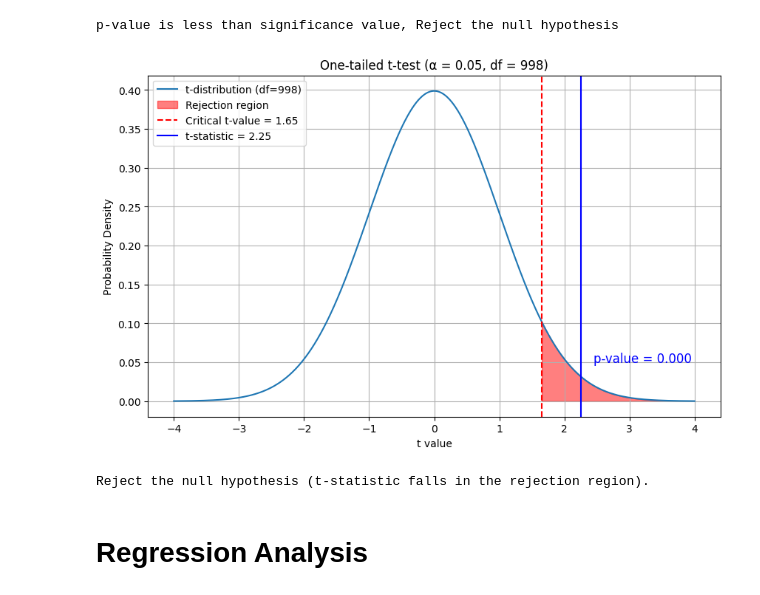
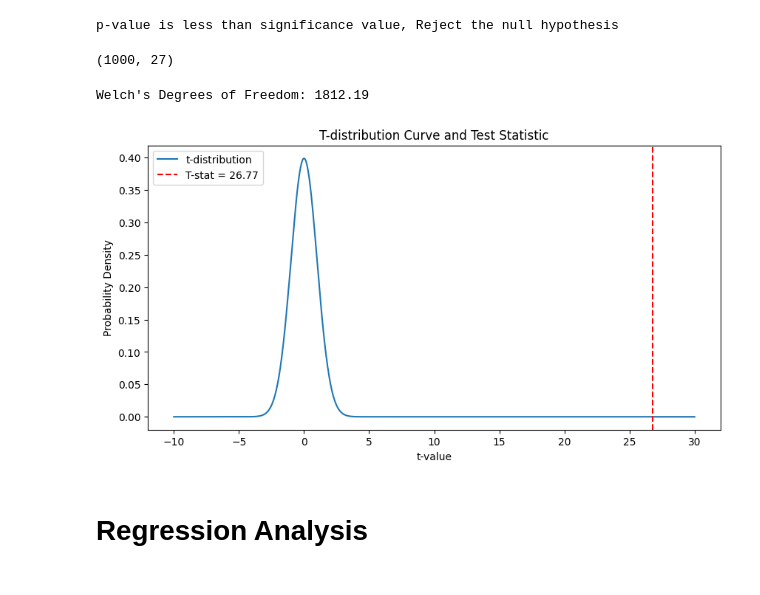
Before and after one commit to imdeadlock/A-B_testing-Regression-Analysis, a Jupyter notebook: AB_testing.ipynb, the cells around one changed output. Cells and saved outputs as stored; diff of their text form; code cells hidden in the pictures.

```diff
--- a/AB_testing.ipynb
+++ b/AB_testing.ipynb
@@ -540,44 +540,51 @@ else:
     print("p-value is greater than significance value, Accept the null hypothesis")
 # %% [output]
 p-value is less than significance value, Reject the null hypothesis
+# %%
+ab.shape
+# %% [output]
+(1000, 27)
+# %%
+import numpy as np
+
+# Extract samples
+fb = ab['facebook_ad_conversions']
+ad = ab['adword_ad_conversions']
+
+# Sample sizes
+n1, n2 = len(fb), len(ad)
+
+# Sample variances
+s1_sq = np.var(fb, ddof=1)
+s2_sq = np.var(ad, ddof=1)
+
+# Welch–Satterthwaite equation
+numerator = (s1_sq/n1 + s2_sq/n2)**2
+denominator = ((s1_sq/n1)**2)/(n1-1) + ((s2_sq/n2)**2)/(n2-1)
+df_welch = numerator / denominator
+
+print(f"Welch's Degrees of Freedom: {df_welch:.2f}")
+# %% [output]
+Welch's Degrees of Freedom: 1812.19
 # %%
-from scipy.stats import t
 
-alpha = 0.05
-df = 998
-t_stat = 2.25
+df = 1812.19
+x = np.linspace(-10, 30, 1000)
+y = stats.t.pdf(x, df=df)
 
-
-t_crit = t.ppf(1 - alpha, df)
-
-x = np.linspace(-4, 4, 1000)
-y = t.pdf(x, df)
-
-plt.figure(figsize=(10, 6))
-plt.plot(x, y, label='t-distribution (df={})'.format(df))
-
-plt.fill_between(x, y, where=(x > t_crit), color='red', alpha=0.5, label='Rejection region')
-
-plt.axvline(t_crit, color='red', linestyle='--', label=f'Critical t-value = {t_crit:.2f}')
-
-plt.axvline(t_stat, color='blue', linestyle='-', label=f't-statistic = {t_stat}')
-
-plt.text(t_stat + 0.2, 0.05, f'p-value = {p_value:.3f}', fontsize=12, color='blue')
-
-plt.title(f'One-tailed t-test (α = {alpha}, df = {df})')
-plt.xlabel('t value')
+plt.figure(figsize=(10, 5))
+plt.plot(x, y, label='t-distribution')
+plt.axvline(x=t_stats, color='red', linestyle='--', label=f'T-stat = {round(t_stats, 2)}')
+plt.fill_between(x, y, where=(x > t_stats), color='red', alpha=0.3)
+plt.title('T-distribution Curve and Test Statistic')
+plt.xlabel('t-value')
 plt.ylabel('Probability Density')
 plt.legend()
-plt.grid(True)
+plt.grid(False)
+plt.savefig("t.jpeg")
 plt.show()
-
-if p_value < alpha:
-    print("Reject the null hypothesis (t-statistic falls in the rejection region).")
-else:
-    print("Fail to reject the null hypothesis.")
 # %% [output]
-[figure, old version]
+[figure, new version]
-Reject the null hypothesis (t-statistic falls in the rejection region).
 # %% [markdown]
 # Regression Analysis
 # %% [markdown]
```
Also changed, not shown: parts of 4 cells of this notebook.
